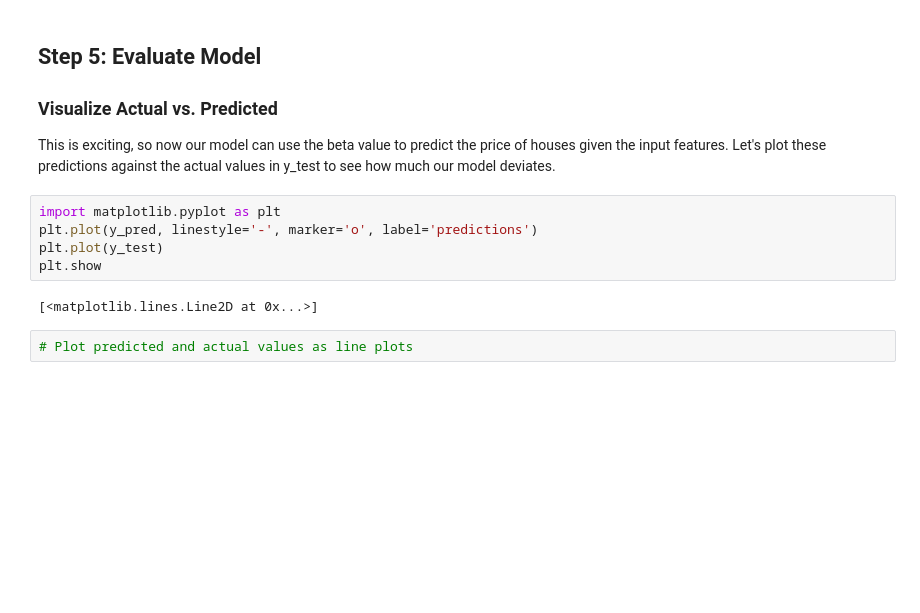
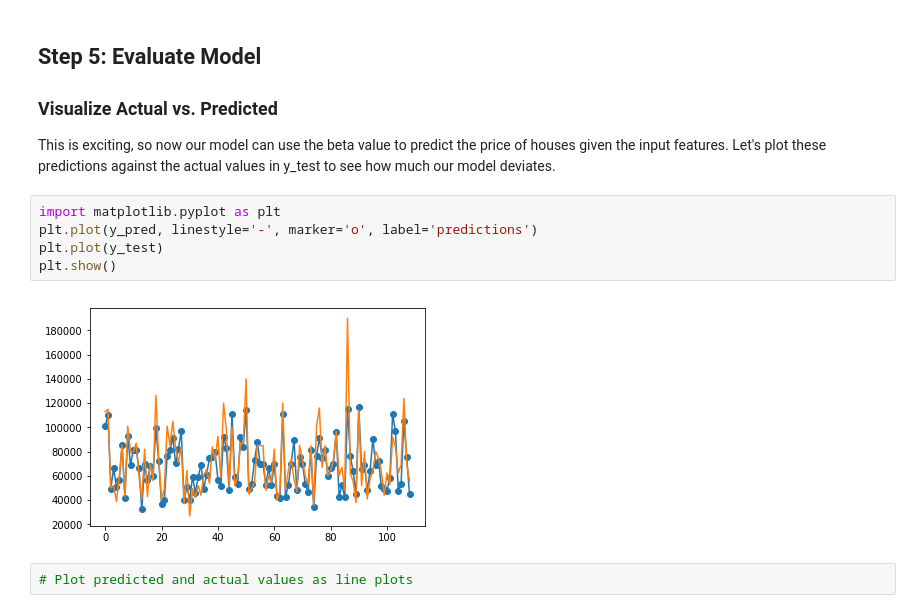
Before and after one commit to kevzha/dsc-2-13-15-linalg-regression-lab-nyc-ds-career-012819, a Jupyter notebook: index.ipynb, the cells around one changed output. Saved outputs shown, nothing was run; the diff lists cells and outputs as text; blank space fills up the shorter version.

```diff
--- a/index.ipynb
+++ b/index.ipynb
@@ -214,10 +214,10 @@ This is exciting, so now our model can use the beta value to predict the price o
 # %%
 import matplotlib.pyplot as plt
 plt.plot(y_pred, linestyle='-', marker='o', label='predictions')
 plt.plot(y_test)
-plt.show
+plt.show()
 # %% [output]
-[<matplotlib.lines.Line2D at 0x...>]
+[figure, added]
 # %%
 # Plot predicted and actual values as line plots
 # %% [markdown]
```
